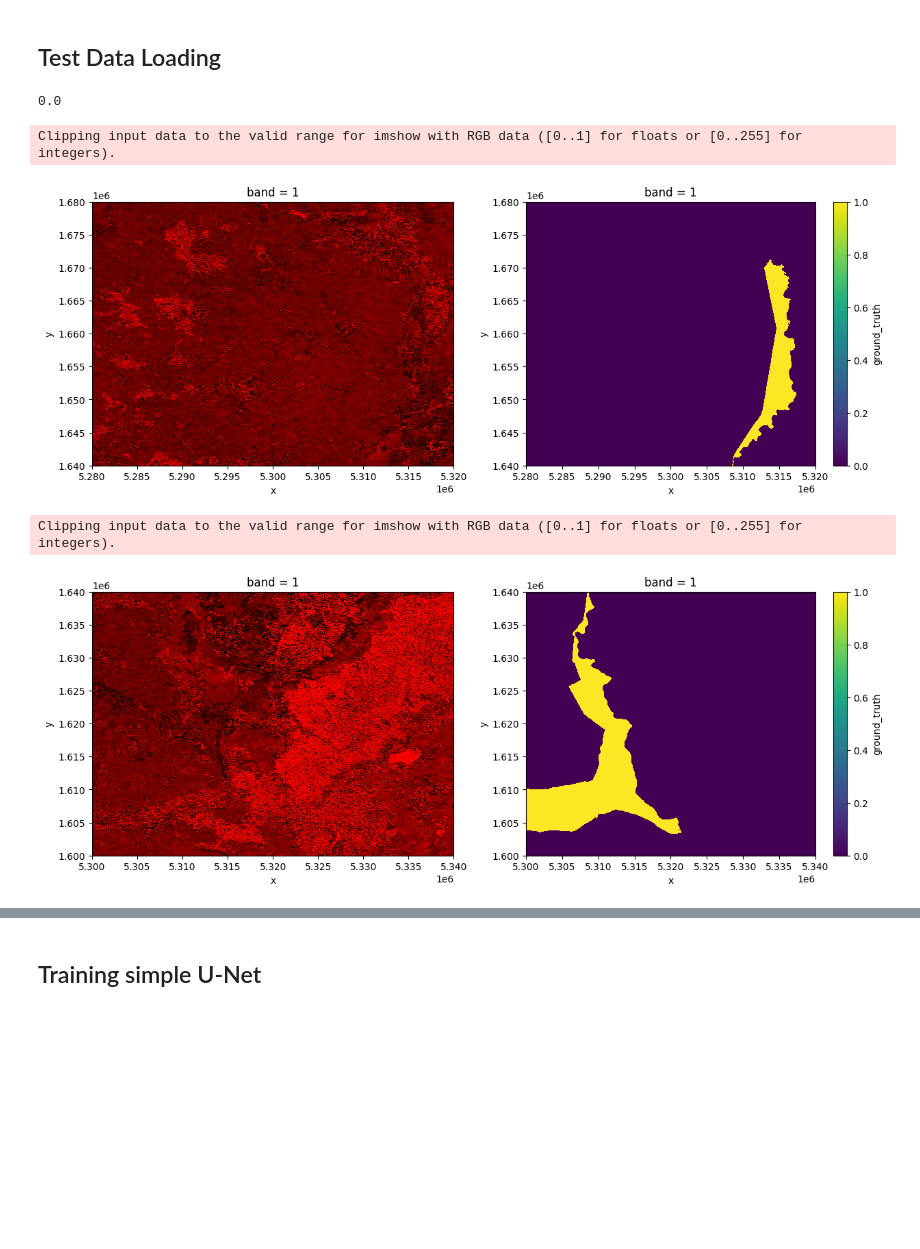
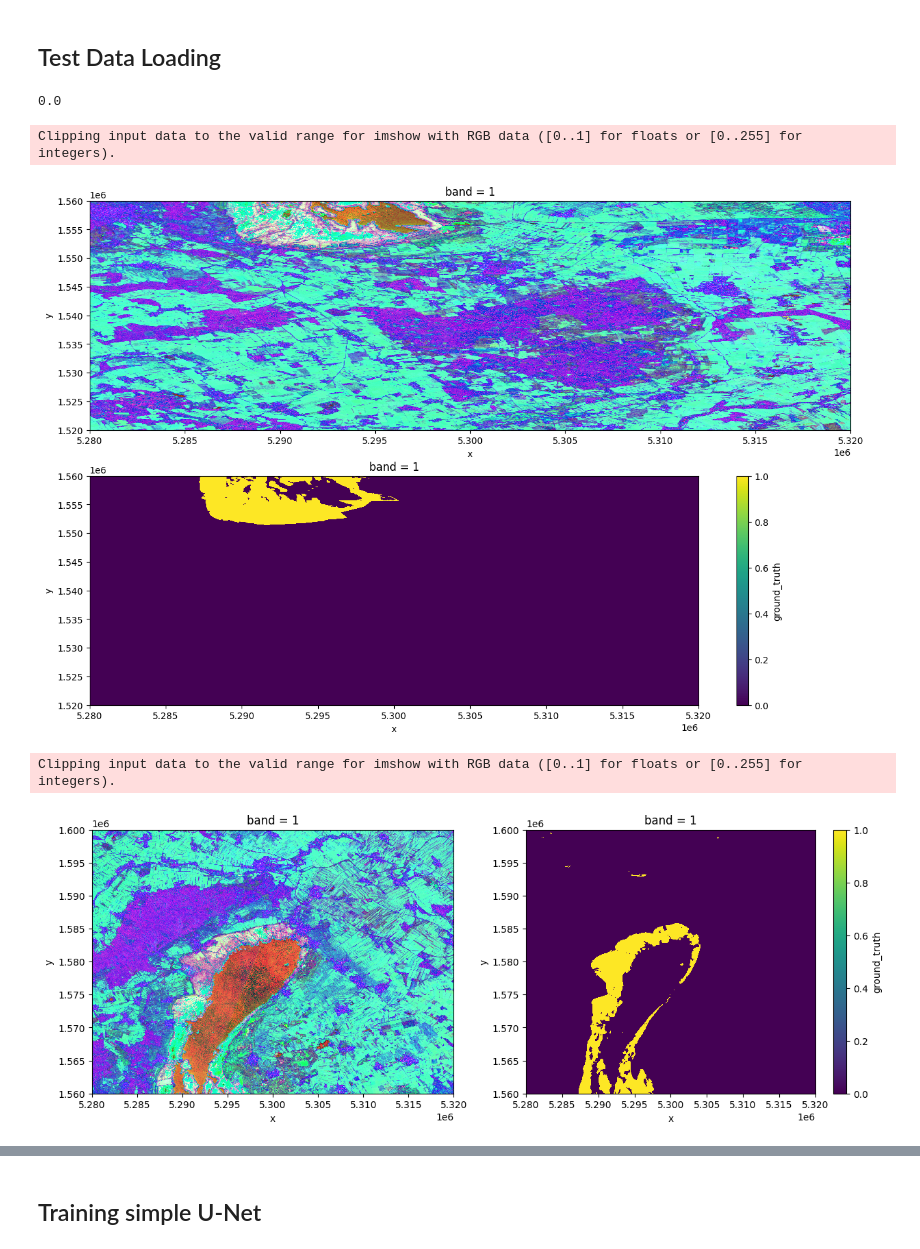
Before and after one commit to c-scale-community/use-case-wetland-water-stress, a Jupyter notebook: notebooks/0_experiment_unet.ipynb, the cells around one changed output, grey strips where cells are left out. Saved outputs shown, nothing was run; the diff lists cells and outputs as text; code cells hidden in the pictures; blank space fills up the shorter version.

```diff
--- a/notebooks/0_experiment_unet.ipynb
+++ b/notebooks/0_experiment_unet.ipynb
@@ -93,12 +43,7 @@ plt.draw()
 # %% [markdown]
 ## Test Data Loading
 # %%
-train_ds = xr.open_zarr("/data/wetland/hparam/V1M0R1/EQUI7_EU020M/E051N015T3/SIG0-HPAR-MASK____RAMSAR-AT-01-ROI-8000-0-7000-15000_E051N015T3_EU020M__.zarr/")
-valid_ds = xr.open_zarr("/data/wetland/hparam/V1M0R1/EQUI7_EU020M/E051N015T3/SIG0-HPAR-MASK____RAMSAR-AT-01-ROI-0-0-8000-15000_E051N015T3_EU020M__.zarr/")
-train_ds[GROUND_TRUTH_KEY].min().values.item()
+wetland_ds = xr.open_zarr("/data/wetland/hparam/V1M0R1/EQUI7_EU020M/E051N015T3/SIG0-HPAR-MASK____WETLANDS-RPZ-AT-ROI-0-0-15000-15000_E051N015T3_EU020M__.zarr")
-# %% [output]
-0.0
 # %%
 param_selection = ['SIG0-HPAR-PHS', 'SIG0-HPAR-AMP', 'SIG0-HPAR-M0']
-train_ds = train_ds.sel(parameter=param_selection)
-valid_ds = valid_ds.sel(parameter=param_selection)
+wetland_ds = wetland_ds.sel(parameter=param_selection)
@@ -111,16 +50,20 @@ validation_roi = valid_ds.isel(y=slice(ROI_ROW_MIN, ROI_ROW_MAX), x=slice(ROI_CO
+# %%
+train_ds = wetland_ds.isel(y=slice(0, 12000), x=slice(0, 15000))
+valid_ds = wetland_ds.isel(y=slice(12000, 14000), x=slice(9000, 11000))
+valid_ds[GROUND_TRUTH_KEY].min().values.item()
+# %% [output]
+0.0
 # %%
 def normalize(x, min_val, max_val):
     return (x - min_val) / (max_val - min_val)
 
-phs_min = train_ds[PARAMS_KEY][0].min().values.item()
-phs_max = train_ds[PARAMS_KEY][0].max().values.item()
 
 def preprocess_rgb_comp(x):
     o = x.copy()
-    o[0, ...] = (normalize(x[0], phs_min, phs_max) * 356) / 255.0
-    o[1, ...] = (10 ** (x[1] / 10.0)) / 255.0
-    o[2, ...] = x[2] / 255.0
+    o[0, ...] = normalize(x[0], -np.pi, np.pi)
+    o[1, ...] = normalize(np.clip((10 ** (x[1] / 10.0)), 1, 1.5), 1.0, 1.5)
+    o[2, ...] = normalize(np.clip(x[2], -25, -8), -25, -8)
     return o
 
 train_ds[PARAMS_KEY] = train_ds[PARAMS_KEY].map_blocks(preprocess_rgb_comp, template=train_ds[PARAMS_KEY])
-validation_roi[PARAMS_KEY] = validation_roi[PARAMS_KEY].map_blocks(preprocess_rgb_comp, template=validation_roi[PARAMS_KEY])
+valid_ds[PARAMS_KEY] = valid_ds[PARAMS_KEY].map_blocks(preprocess_rgb_comp, template=valid_ds[PARAMS_KEY])
@@ -129,20 +70,21 @@ validation_roi = validation_roi.persist()
 # %%
 train_ds = train_ds.persist()
+valid_ds = valid_ds.persist()
 # %%
-_, axes = plt.subplots(ncols=2, figsize=(15, 5))
-validation_roi[PARAMS_KEY].plot.imshow(ax=axes[0])
-validation_roi[GROUND_TRUTH_KEY].plot(ax=axes[1])
+_, axes = plt.subplots(nrows=2, figsize=(15, 10))
+valid_ds[PARAMS_KEY].plot.imshow(ax=axes[0])
+valid_ds[GROUND_TRUTH_KEY].plot(ax=axes[1])
 plt.draw()
 # %% [output]
 Clipping input data to the valid range for imshow with RGB data ([0..1] for floats or [0..255] for integers).
-[figure, old version]
+[figure, new version]
 # %%
 _, axes = plt.subplots(ncols=2, figsize=(15, 5))
-train_ds[PARAMS_KEY][:, :2000, 10000:12000].plot.imshow(ax=axes[0])
-train_ds[GROUND_TRUTH_KEY][:2000, 10000:12000].plot(ax=axes[1])
+train_ds[PARAMS_KEY][:, 10000:12000, 9000:11000].plot.imshow(ax=axes[0])
+train_ds[GROUND_TRUTH_KEY][10000:12000, 9000:11000].plot(ax=axes[1])
 plt.draw()
 # %% [output]
 Clipping input data to the valid range for imshow with RGB data ([0..1] for floats or [0..255] for integers).
-[figure, old version]
+[figure, new version]
 # %%
 array_stream = StreamedXArrayDataset(
```
Also changed, not shown: parts of 11 cells of this notebook.
